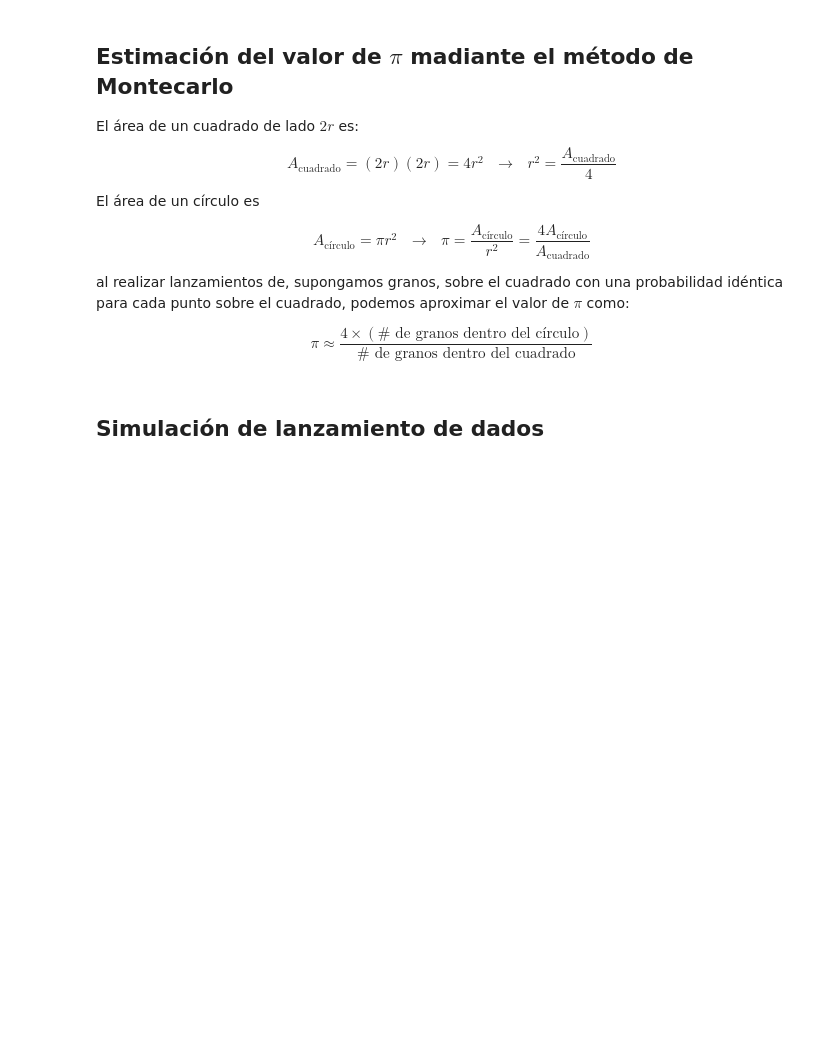
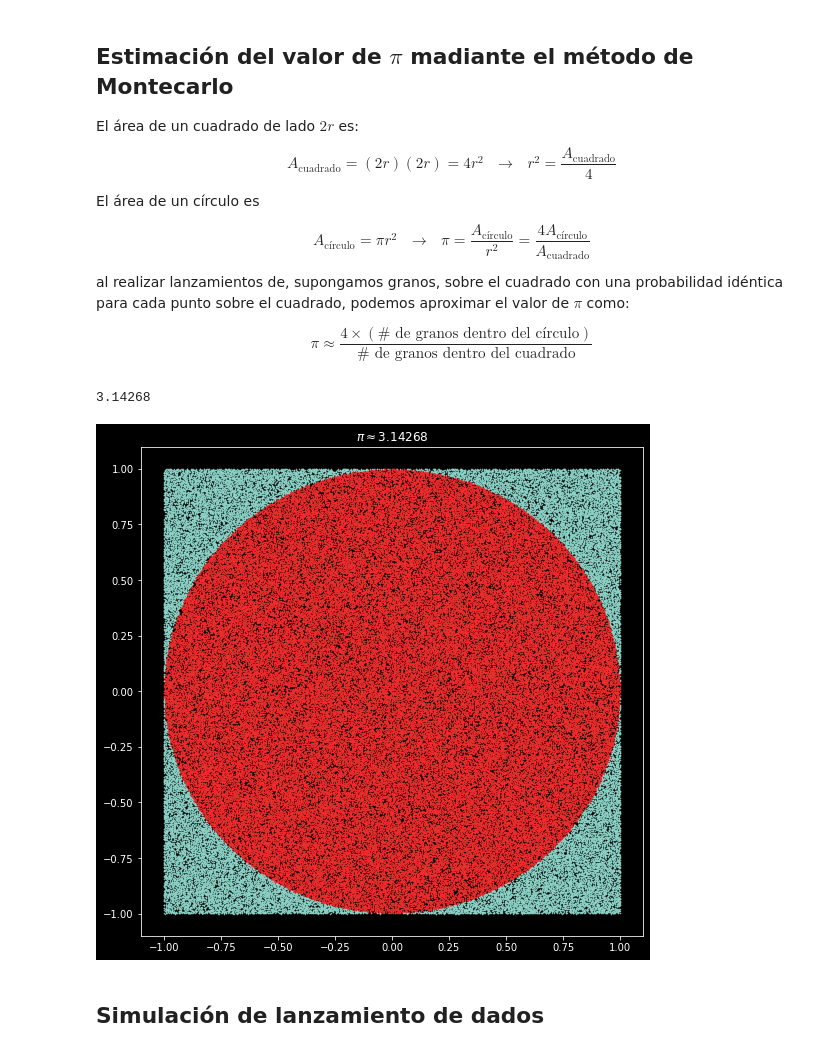
Before and after one commit to diegour1/LabMetodosComputacionales, a Jupyter notebook: Notebooks/06_MonteCarlo.ipynb, the cells around one changed output. Saved outputs shown, nothing was run; the diff lists cells and outputs as text; code cells hidden in the pictures; blank space fills up the shorter version.

Commit message:
Added MonteCarlo Notebook

```diff
--- a/Notebooks/06_MonteCarlo.ipynb
+++ b/Notebooks/06_MonteCarlo.ipynb
@@ -23,5 +48,27 @@ $$ A_{\text{círculo}} = \pi r^2\,\,\,\,\rightarrow\,\,\,\,\pi = \frac{A_{\text{
 al realizar lanzamientos de, supongamos granos, sobre el cuadrado con una probabilidad idéntica para cada punto sobre el cuadrado, podemos aproximar el valor de $\pi$ como:
 
 $$\pi \approx \frac{4\times({\text{# de granos dentro del círculo}})}{\text{# de granos dentro del cuadrado}}$$
+# %%
+import numpy as np
+
+granos = 200000
+
+def pi_montecarlo(granos, draw = False):
+  x, y = 2*np.random.rand(2, granos)-1
+  C = x**2+y**2 < 1
+  pi = 4 * sum(C) / granos
+  if draw: dibujar_granos(pi, x, y, C)
+  return pi
+
+def dibujar_granos(pi, x, y, C):
+  plt.figure(figsize=(9,9))
+  plt.title(r'$\pi \approx $'+ str(pi))
+  plt.plot(x[C],y[C],'o',color='#f02e2e',markersize = 0.5)
+  plt.plot(x[~C],y[~C],'o',markersize = 0.5)
+
+pi_montecarlo(granos, True)
+# %% [output]
+3.14268
+[figure, added]
 # %% [markdown]
 ## Simulación de lanzamiento de dados
```
Also changed, not shown: parts of 4 cells of this notebook, 1 other file.
